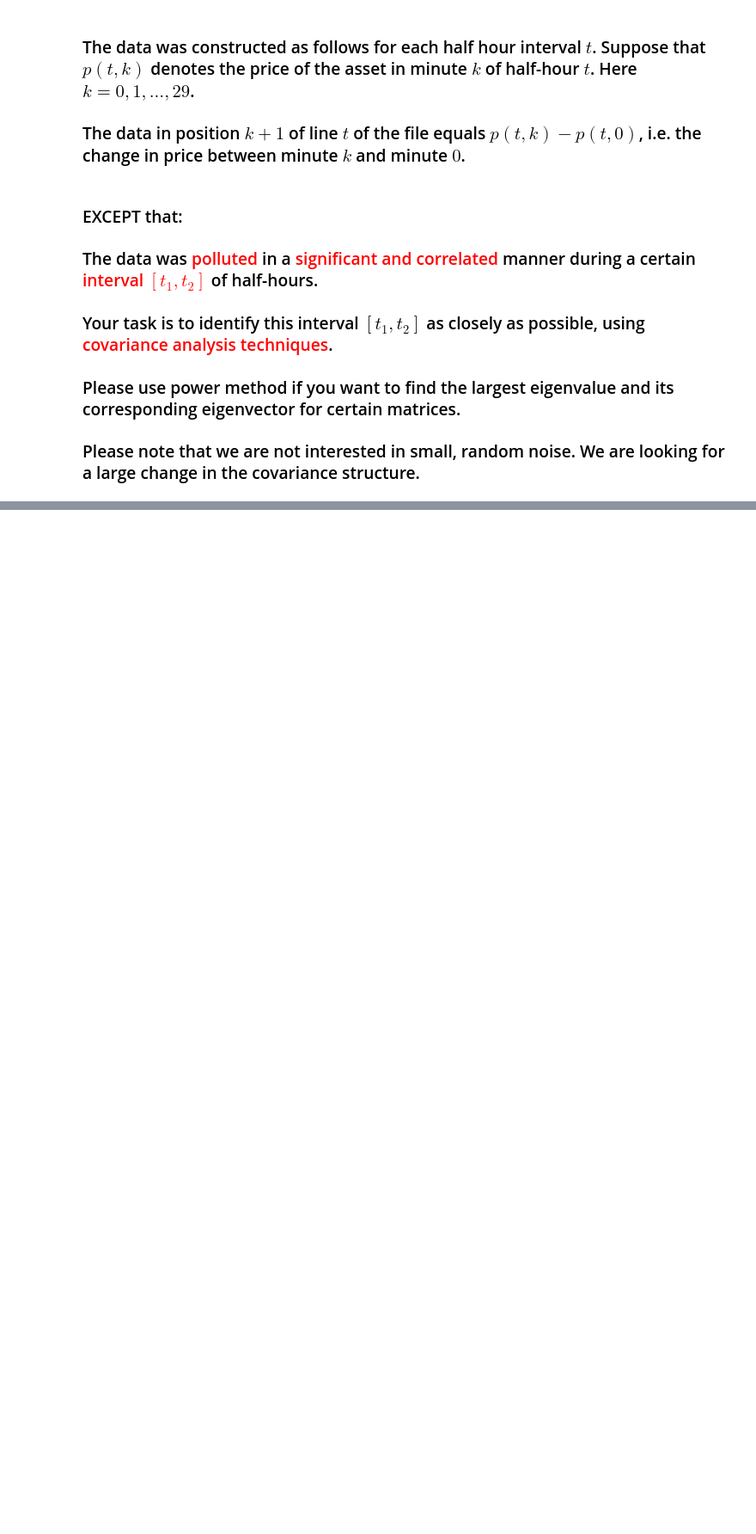
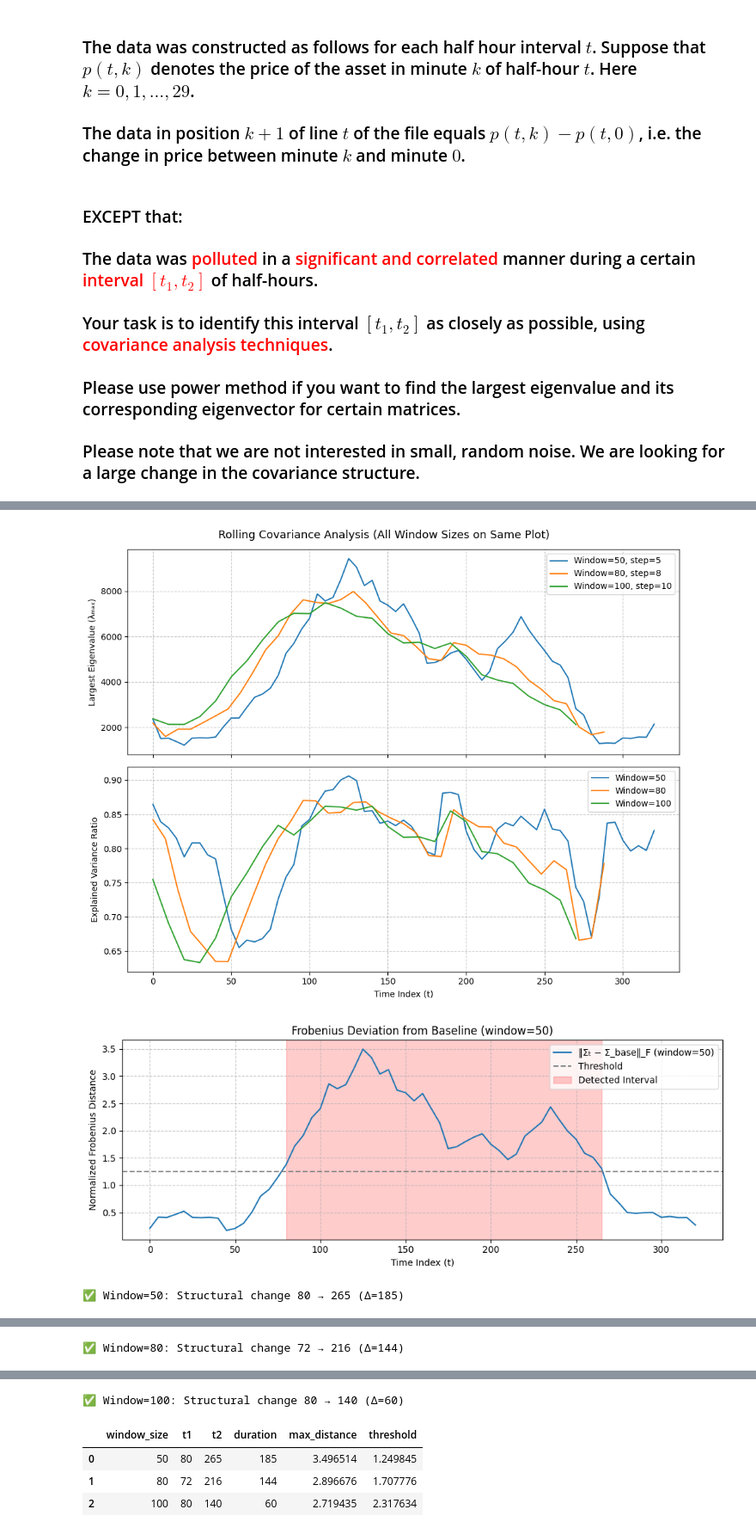
Before and after one commit to yunl39/IEOR4500-Project-3, a Jupyter notebook: Project_3-1.ipynb, the cells around one changed output, grey strips where cells are left out. Shown: that part at 86% size. Drawn from its saved outputs; the diff is of its cells as text; code cells hidden in the pictures; blank space fills up the shorter version.

```diff
--- a/Project_3-1.ipynb
+++ b/Project_3-1.ipynb
@@ -214,0 +340,24 @@ plt.show()
+# %%
+# Focus on narrower interval based on previous results
+X_refined = X[660:880+150, :]
+
+results_refined = rolling_eigen_analysis(
+    X_refined,
+    window_sizes=[50, 80, 100],
+    demean=True,
+    plot=True
+)
+f_results_refined, summary_refined = frobenius_deviation_analysis(
+    results_refined,
+    X_refined,
+    baseline_window=100,
+    normalize=True,
+    threshold_factor=3,
+    plot=True
+)
+
+summary_refined
+# %% [output]
+[figure, added]
+[figure, added]
+✅ Window=50: Structural change 80 → 265 (Δ=185)
@@ -214,0 +365 @@ plt.show()
+✅ Window=80: Structural change 72 → 216 (Δ=144)
@@ -214,0 +367,5 @@ plt.show()
+✅ Window=100: Structural change 80 → 140 (Δ=60)
+|  | window_size | t1 | t2 | duration | max_distance | threshold |
+| 0 | 50 | 80 | 265 | 185 | 3.496514 | 1.249845 |
+| 1 | 80 | 72 | 216 | 144 | 2.896676 | 1.707776 |
+| 2 | 100 | 80 | 140 | 60 | 2.719435 | 2.317634 |
```
Also changed, not shown: parts of 15 cells of this notebook.
